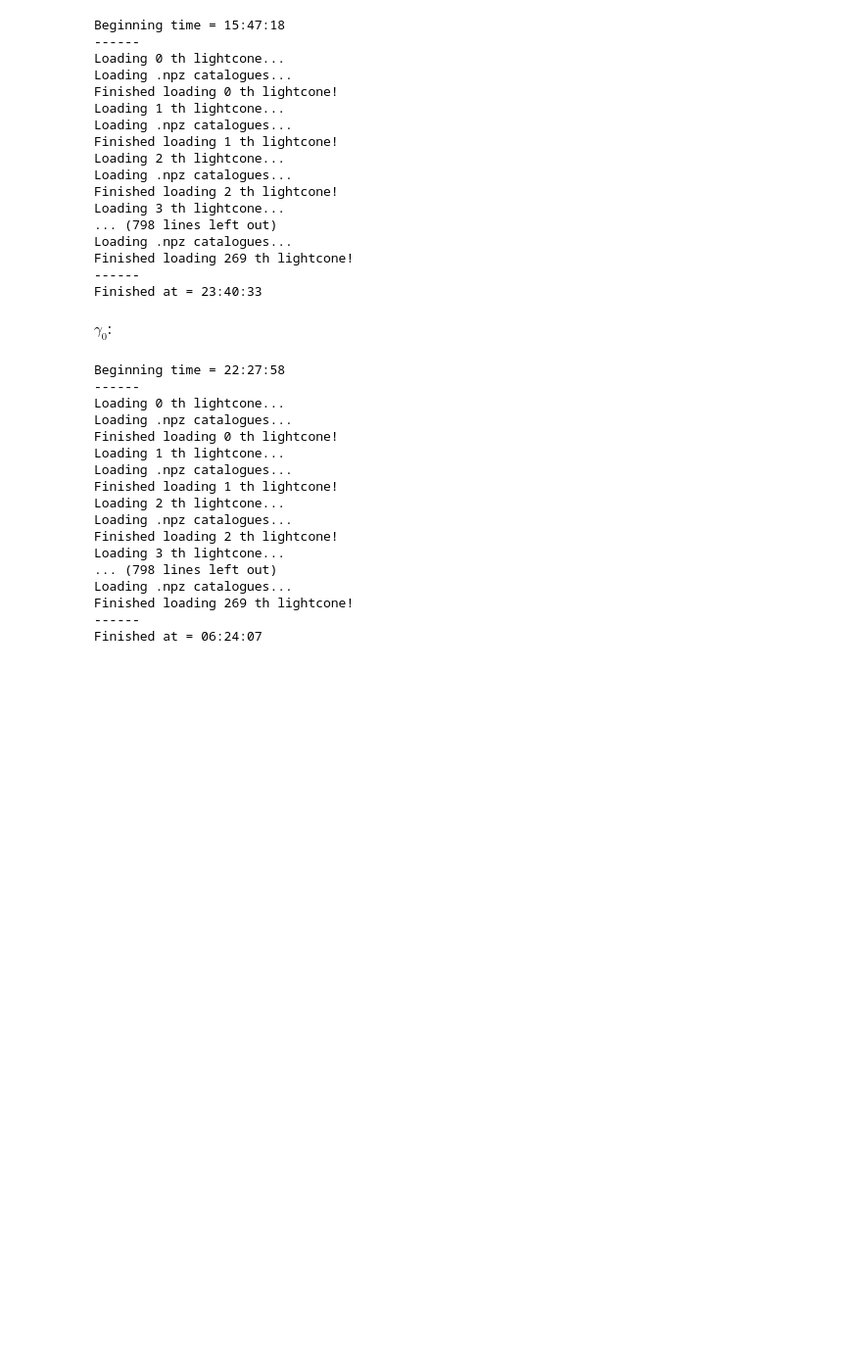
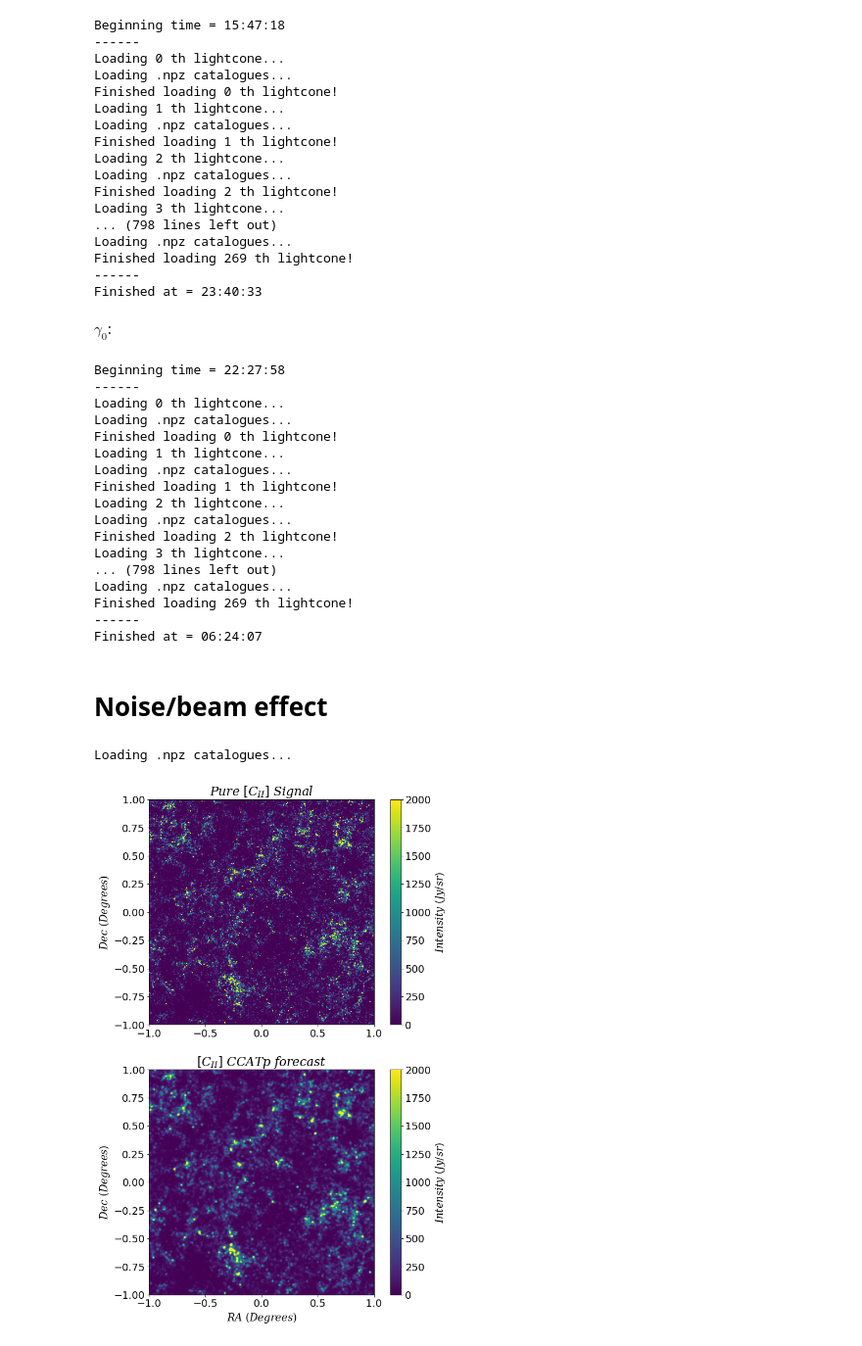
Before and after one commit to PatrickHorlaville/CITA_LIM, a Jupyter notebook: Many_Reals_Copy3.ipynb, the cells around one changed output. Shown at 98% size. Drawn from its saved outputs; the diff is of its cells as text; code cells hidden in the pictures; blank space fills up the shorter version.

Commit message:
sig vs beam comparison map

```diff
--- a/Many_Reals_Copy3.ipynb
+++ b/Many_Reals_Copy3.ipynb
@@ -9,3 +9,4 @@ from lim import lim # The base intensity mapping object
 matplotlib.rcParams.update({'font.size': 18,'figure.figsize':[8,7]}) # Make figures better
 #matplotlib.rcParams,update({}'figure.figsize'] = [8,7]
 from scipy.ndimage import gaussian_filter
+plt.rcParams["mathtext.fontset"] = "dejavuserif"
@@ -1389,3 +1388,45 @@ Finished loading 269 th lightcone!
 Finished at = 06:24:07
 # %%
 np.save('/mnt/scratch-lustre/horlaville/nuObs270/zdex04/alpha_cii_0-024/alpha_mhi_0-74/Mmin_2-10e10/alpha0_-1_412/gamma0_0_35/pspec/cii_pspec_ksim.npy', m_cii.k_sim.value)
+# %% [markdown]
+# Noise/beam effect
+# %%
+m_cii.update(model_par = {'zdex': 0.4,
+ 'M0': 1900000000.0,
+ 'Mmin': 20000000000,
+ 'alpha_MH1': 0.74,
+ 'alpha_LCII': 0.024,
+ 'alpha0': -1.412,
+ 'gamma0': 0.35,
+ 'BehrooziFile': 'sfr_reinterp.dat'},
+            dnu = 2.8*u.GHz,
+            nuObs = 270*u.GHz,
+            Delta_nu = 40*u.GHz,
+            tobs = np.inf*u.h,
+            Omega_field = 4*u.deg**2,
+            catalogue_file = '/home/dongwooc/scratchspace/pprun_hiz_npz/COMAP_z5.8-7.9_960Mpc_seed_13819.npz')
+# %%
+cii_sig = m_cii.maps
+# %% [output]
+Loading .npz catalogues...
+# %%
+cii_beam = m_cii.noise_added_map
+# %%
+fig, axes = plt.subplots(nrows = 2, ncols = 1, figsize = (10, 16))
+
+plt.subplot(211)
+plt.imshow(cii_sig[:, :, 6], vmax = 2000, cmap =  'viridis', extent = [-1, 1, -1, 1])
+plt.title(r'$Pure\ [C_{II}]\ Signal$')
+plt.ylabel(r'$Dec\ (Degrees)$')
+cb1 = plt.colorbar()
+cb1.set_label(r'$Intensity\ (Jy/sr)$')
+
+plt.subplot(212)
+plt.imshow(cii_beam[:, :, 6], cmap =  'viridis', vmax = 2000, extent = [-1, 1, -1, 1])
+plt.title(r'$[C_{II}]\ CCATp\ forecast$')
+plt.xlabel(r'$RA\ (Degrees)$')
+plt.ylabel(r'$Dec\ (Degrees)$')
+cb2 = plt.colorbar()
+cb2.set_label(r'$Intensity\ (Jy/sr)$')
+# %% [output]
+[figure, added]
```
Also changed, not shown: parts of 4 cells of this notebook, 5 other files.
